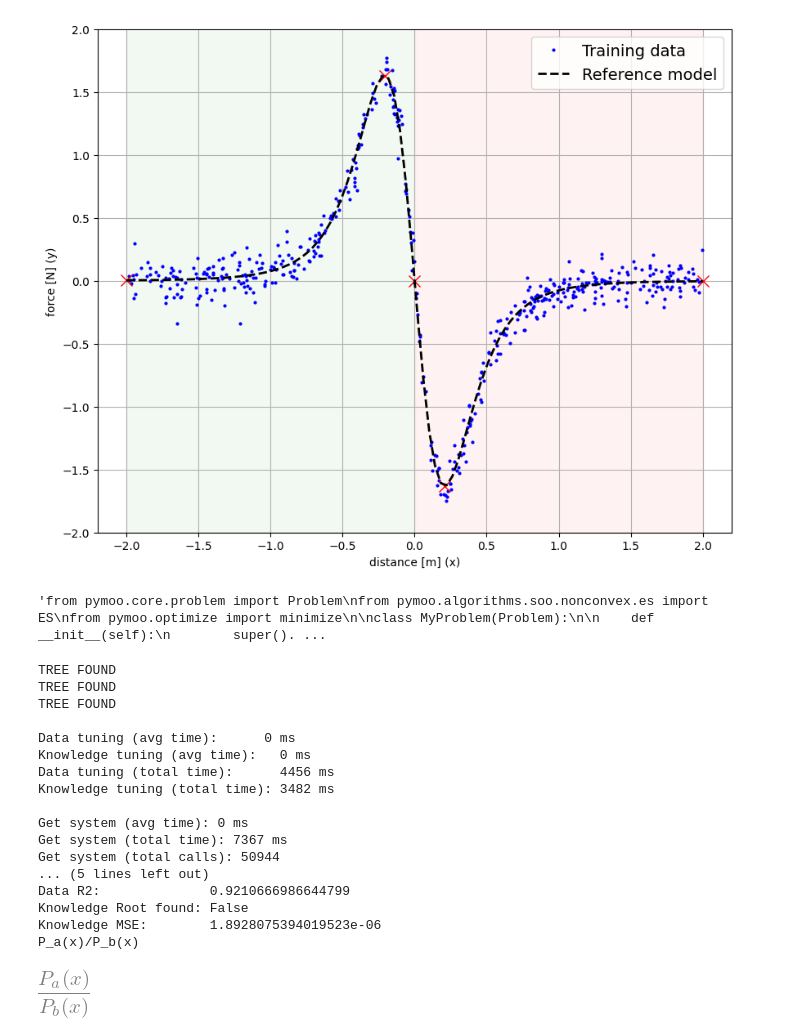
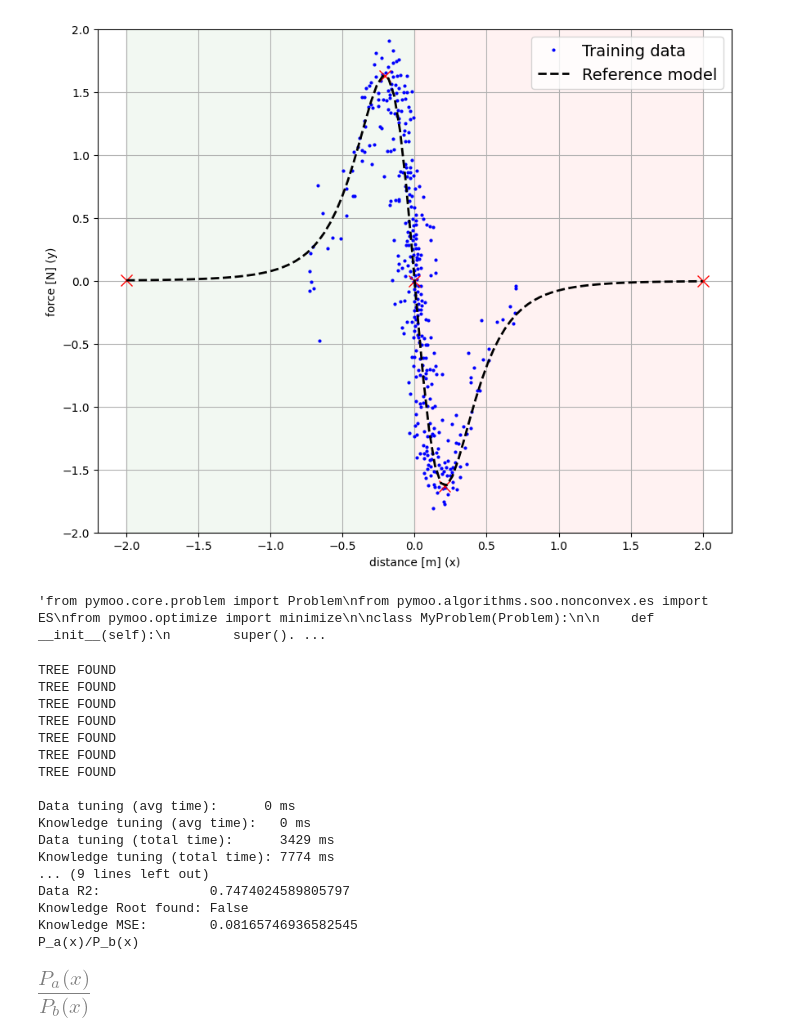
Before and after one commit to AgostinoRizzo/genpro, a Jupyter notebook: tree-search.ipynb, the cells around one changed output. Cells and saved outputs as stored; diff of their text form; code cells hidden in the pictures.

Commit message:
Support 1st deriv. data/knowledge fitting.

```diff
--- a/tree-search.ipynb
+++ b/tree-search.ipynb
@@ -7,12 +7,12 @@ import sympy
 sympy.init_printing()
 # %%
 S = dataset.MagmanDatasetScaled()
-S.sample(size=500, noise=0.05, mesh=False)
-#S.load('data/magman.csv')
+#S.sample(size=500, noise=0.05, mesh=False)
+S.load('data/magman.csv')
 #S.erase(-0.3, 0.3)
 S.plot()
 # %% [output]
-[figure, old version]
+[figure, new version]
 # %%
 #avg, std = tree_search.compute_smoothness(S)
 #print(f"Avg: {avg}\nStd: {std}")
@@ -66,7 +66,7 @@ print("___SOLUTION___")
 print(alphas)
 print(betas)"""
 
-stree, data_tuning_report, knowledge_tuning_report = tree_search.infer_syntaxtree(S, max_degree=6, max_degree_inner=1, max_depth=3, trials=150)
+stree, data_tuning_report, knowledge_tuning_report = tree_search.infer_syntaxtree(S, max_degree=6, max_degree_inner=1, max_depth=3, trials=150, kn_pressure=0.8)
 print(f"\nData Root found:    {data_tuning_report['root_found']}")
 print(f"Data MSE:             {data_tuning_report['mse']}")
 print(f"Data R2:              {1 - (data_tuning_report['sse'] / S.sst)}")
@@ -74,22 +74,22 @@ print(f"Knowledge Root found: {knowledge_tuning_report['root_found']}")
 print(f"Knowledge MSE:        {knowledge_tuning_report['mse']}")
 if stree is not None: print(stree.tostring())
 # %% [output]
+TREE FOUND
+TREE FOUND
+TREE FOUND
+TREE FOUND
 TREE FOUND
 TREE FOUND
 TREE FOUND
 
 Data tuning (avg time):      0 ms
 Knowledge tuning (avg time):   0 ms
-Data tuning (total time):      4456 ms
-Knowledge tuning (total time): 3482 ms
-
-Get system (avg time): 0 ms
-Get system (total time): 7367 ms
-Get system (total calls): 50944
-... (5 lines left out)
-Data R2:              0.9210666986644799
+Data tuning (total time):      3429 ms
+Knowledge tuning (total time): 7774 ms
+... (9 lines left out)
+Data R2:              0.7474024589805797
 Knowledge Root found: False
-Knowledge MSE:        1.8928075394019523e-06
+Knowledge MSE:        0.08165746936582545
 P_a(x)/P_b(x)
 # %%
 sympy.parse_expr(stree.tostring(), evaluate=False)
```
Also changed, not shown: parts of 1 cell of this notebook, 2 other files.
